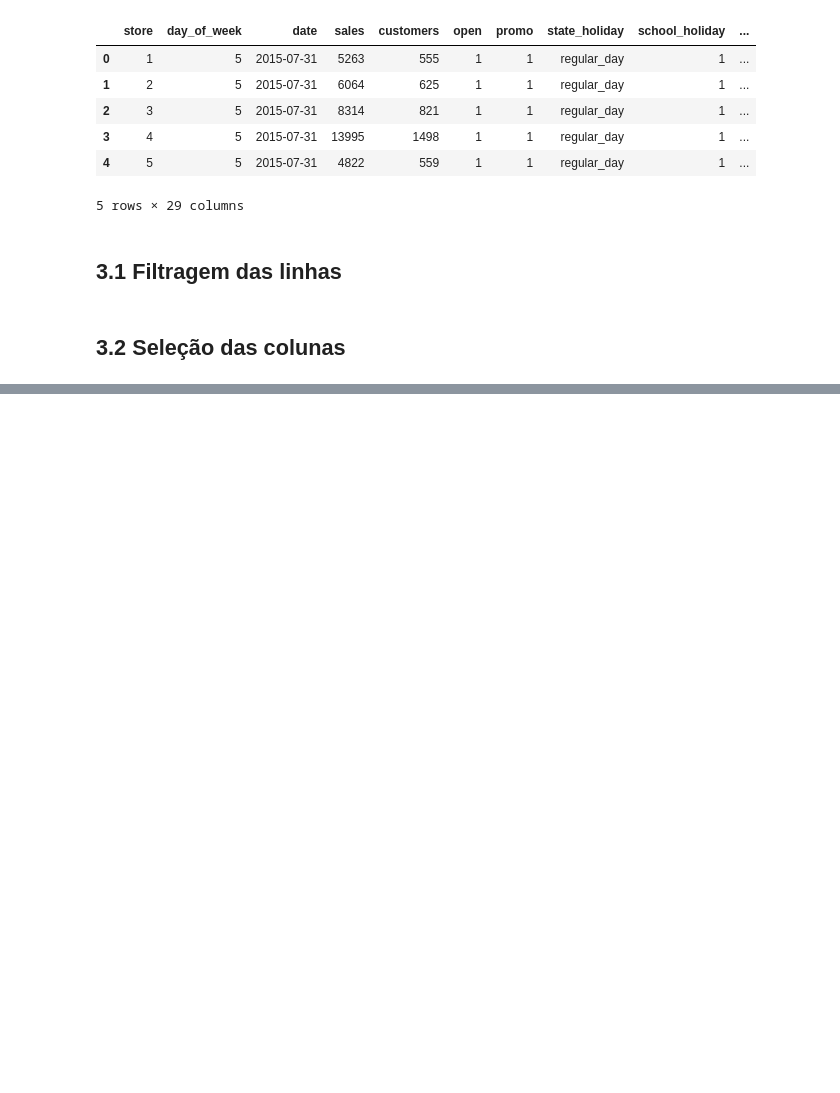
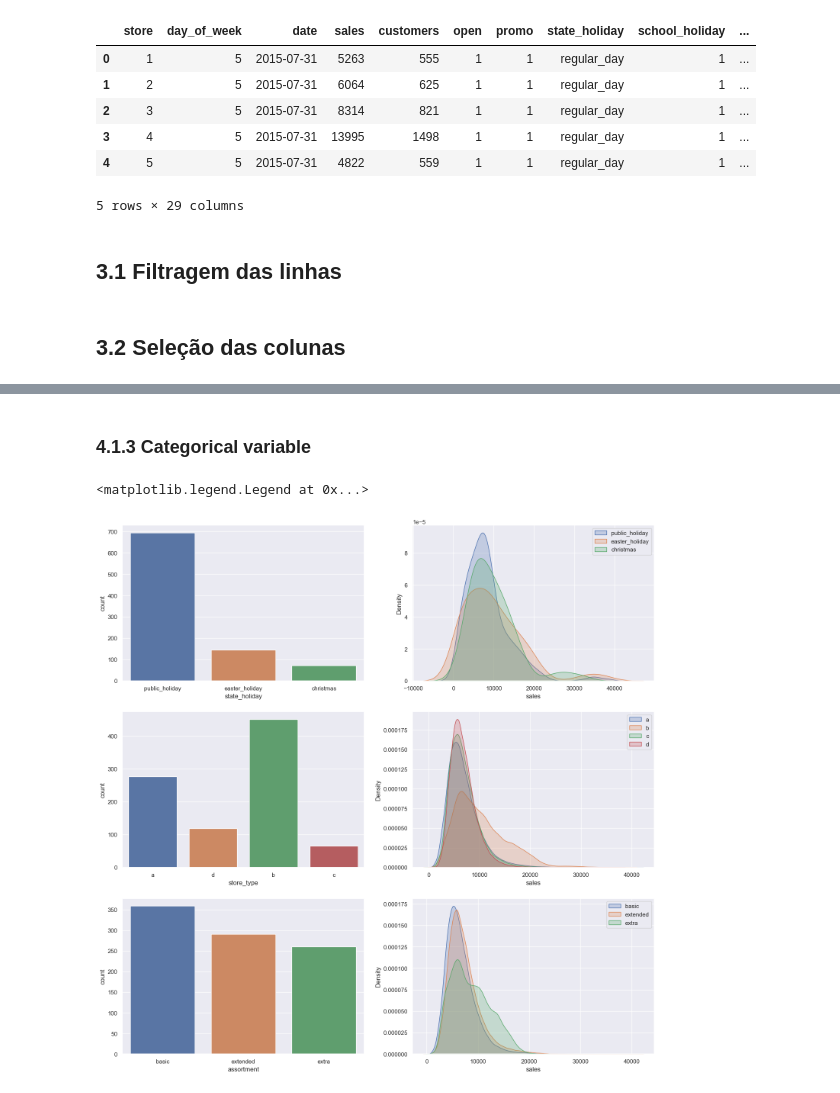
Before and after one commit to PedroPauloMR/ds_em_producao, a Jupyter notebook: main.ipynb, the cells around one changed output, grey strips where cells are left out. Drawn from its saved outputs; the diff is of its cells as text; code cells hidden in the pictures; blank space fills up the shorter version.

```diff
--- a/main.ipynb
+++ b/main.ipynb
@@ -408,0 +435,31 @@ df1.drop(cols_drop, axis = 1, inplace = True)
+# %% [markdown]
+### 4.1.3 Categorical variable
+# %%
+fig, axes = plt.subplots(3,2,figsize=(18,18))
+
+# state holiday
+a = df1[df1['state_holiday'] != 'regular_day']
+sns.countplot(x=a['state_holiday'], ax = axes[0,0])
+
+sns.kdeplot( df1[df1['state_holiday'] == 'public_holiday']['sales'], fill = True, label ='public_holiday', ax = axes[0,1], legend = True)
+sns.kdeplot( df1[df1['state_holiday'] == 'easter_holiday']['sales'], fill = True, label ='easter_holiday', ax = axes[0,1], legend = True)
+sns.kdeplot( df1[df1['state_holiday'] == 'christmas']['sales'], fill = True, label ='christmas', ax = axes[0,1], legend = True)
+
+# store type
+sns.countplot(x=a['store_type'], ax = axes[1,0])
+sns.kdeplot( df1[df1['store_type'] == 'a']['sales'], fill = True, label ='a', ax = axes[1,1], legend = True)
+sns.kdeplot( df1[df1['store_type'] == 'b']['sales'], fill = True, label ='b', ax = axes[1,1],legend = True)
+sns.kdeplot( df1[df1['store_type'] == 'c']['sales'], fill = True, label ='c', ax = axes[1,1],legend = True)
+sns.kdeplot( df1[df1['store_type'] == 'd']['sales'], fill = True, label ='d', ax = axes[1,1],legend = True)
+axes[1,1].legend()
+axes[0,1].legend()
+
+# assortment
+sns.countplot(x=a['assortment'], ax = axes[2,0])
+sns.kdeplot( df1[df1['assortment'] == 'basic']['sales'], fill = True, label ='basic', ax = axes[2,1], legend = True)
+sns.kdeplot( df1[df1['assortment'] == 'extended']['sales'], fill = True, label ='extended', ax = axes[2,1],legend = True)
+sns.kdeplot( df1[df1['assortment'] == 'extra']['sales'], fill = True, label ='extra', ax = axes[2,1],legend = True)
+axes[2,1].legend()
+# %% [output]
+<matplotlib.legend.Legend at 0x...>
+[figure, added]
```
Also changed, not shown: parts of 15 cells of this notebook.
